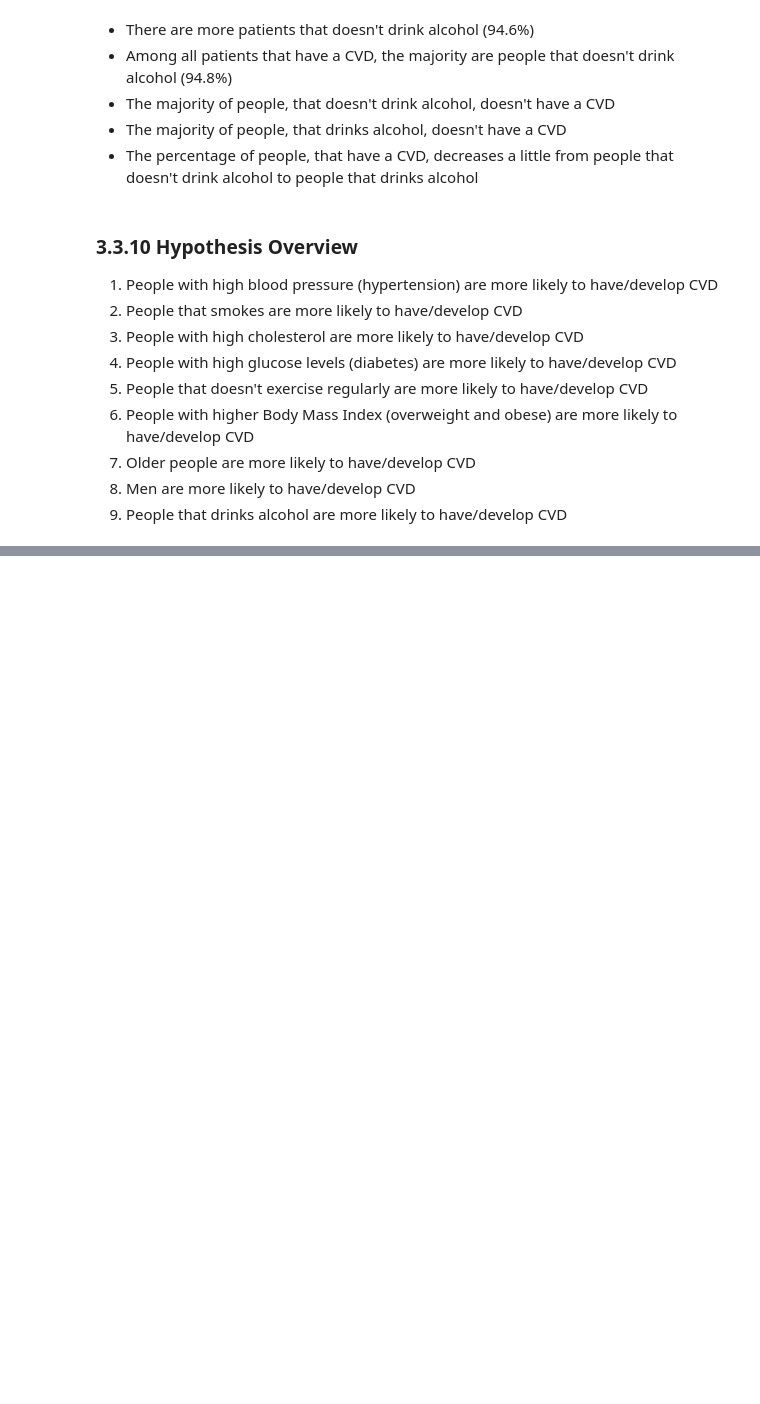
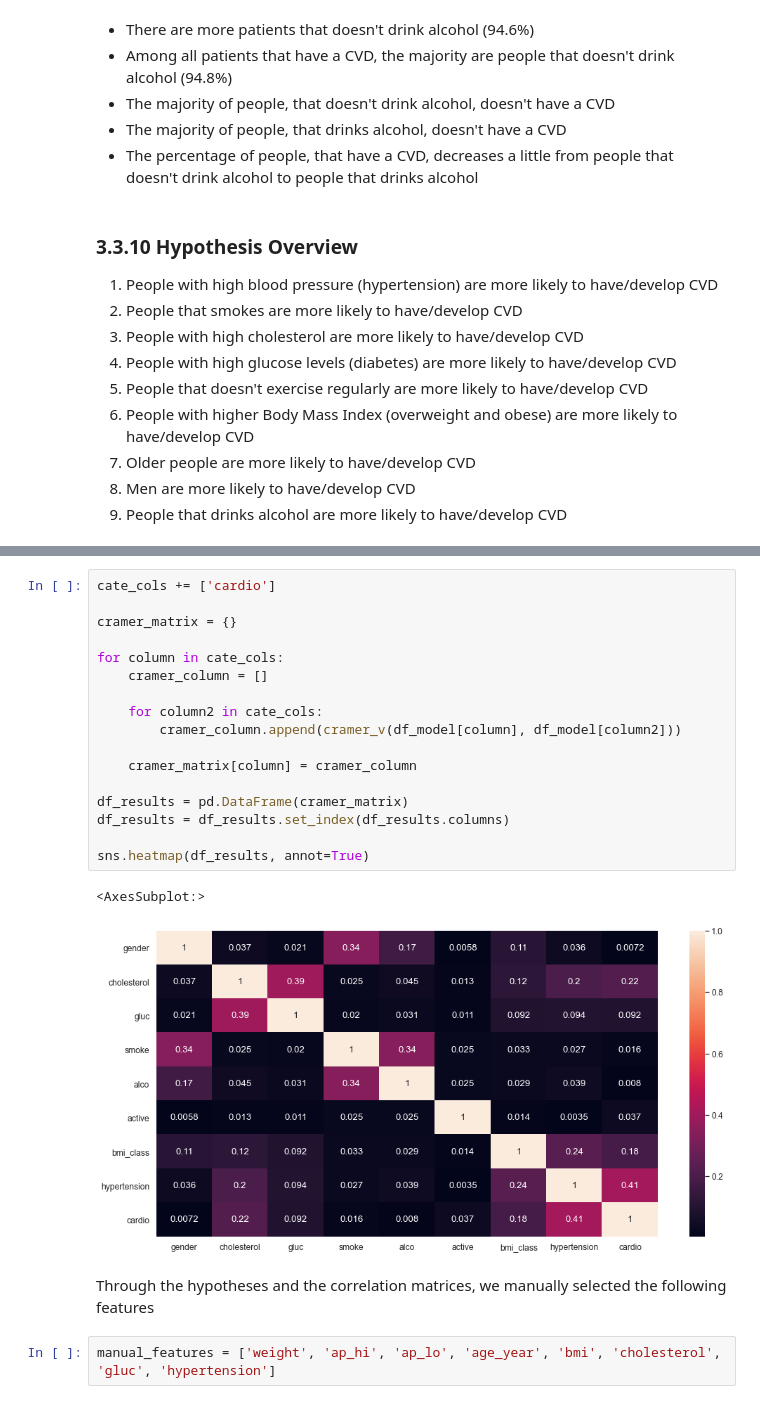
Before and after one commit to henriqueumeda/cardio-catch-diseases, a Jupyter notebook: Cardio Catch Diseases.ipynb, the cells around one changed output, grey strips where cells are left out. Cells and saved outputs as stored; diff of their text form; blank space fills up the shorter version.

```diff
--- a/Cardio Catch Diseases.ipynb
+++ b/Cardio Catch Diseases.ipynb
@@ -910,0 +1102,24 @@ df_hypothesis
+# %%
+cate_cols += ['cardio']
+
+cramer_matrix = {}
+
+for column in cate_cols:
+    cramer_column = []
+
+    for column2 in cate_cols:
+        cramer_column.append(cramer_v(df_model[column], df_model[column2]))
+
+    cramer_matrix[column] = cramer_column
+
+df_results = pd.DataFrame(cramer_matrix)
+df_results = df_results.set_index(df_results.columns)
+
+sns.heatmap(df_results, annot=True)
+# %% [output]
+<AxesSubplot:>
+[figure, added]
+# %% [markdown]
+Through the hypotheses and the correlation matrices, we manually selected the following features
+# %%
+manual_features = ['weight', 'ap_hi', 'ap_lo', 'age_year', 'bmi', 'cholesterol', 'gluc', 'hypertension']
```
Also changed, not shown: parts of 89 cells of this notebook.
